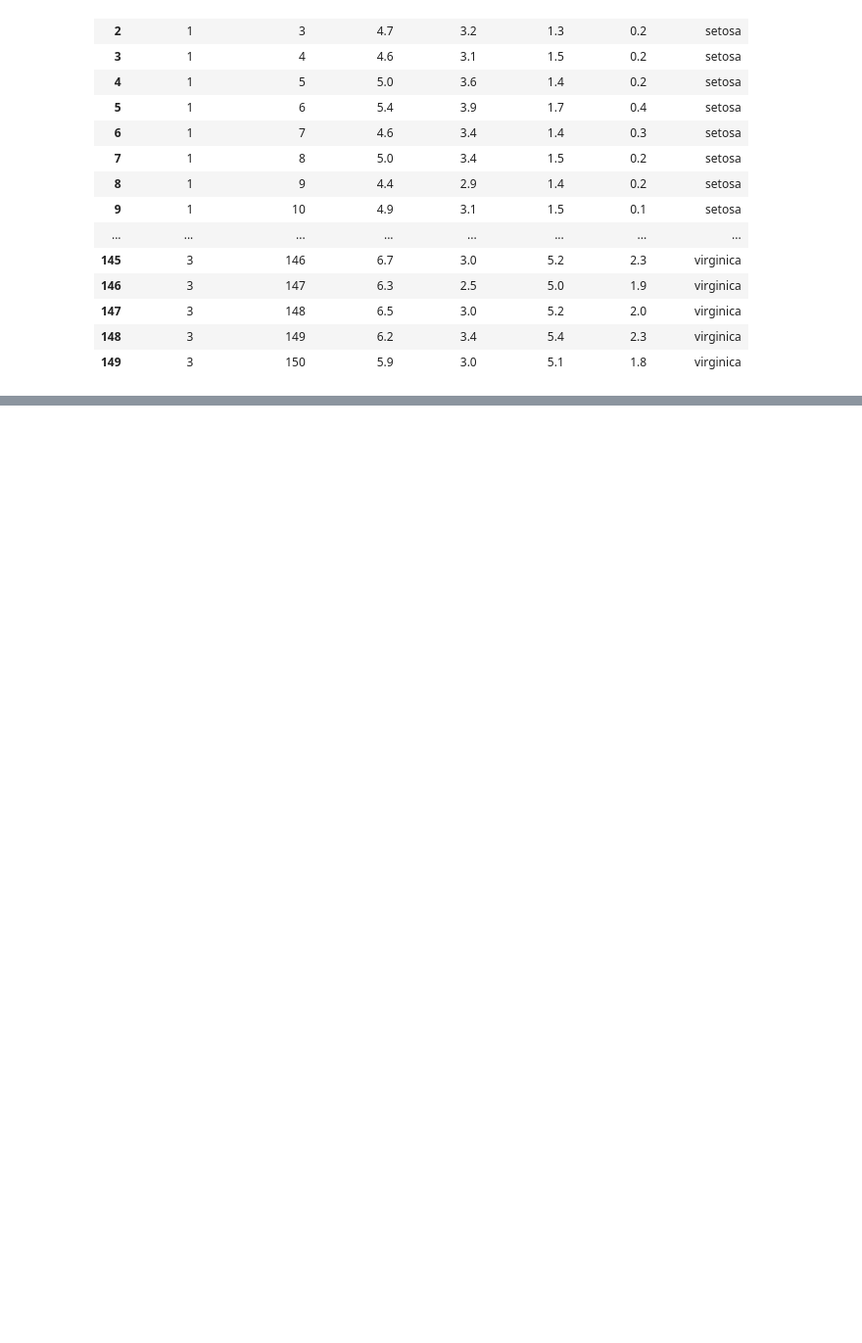
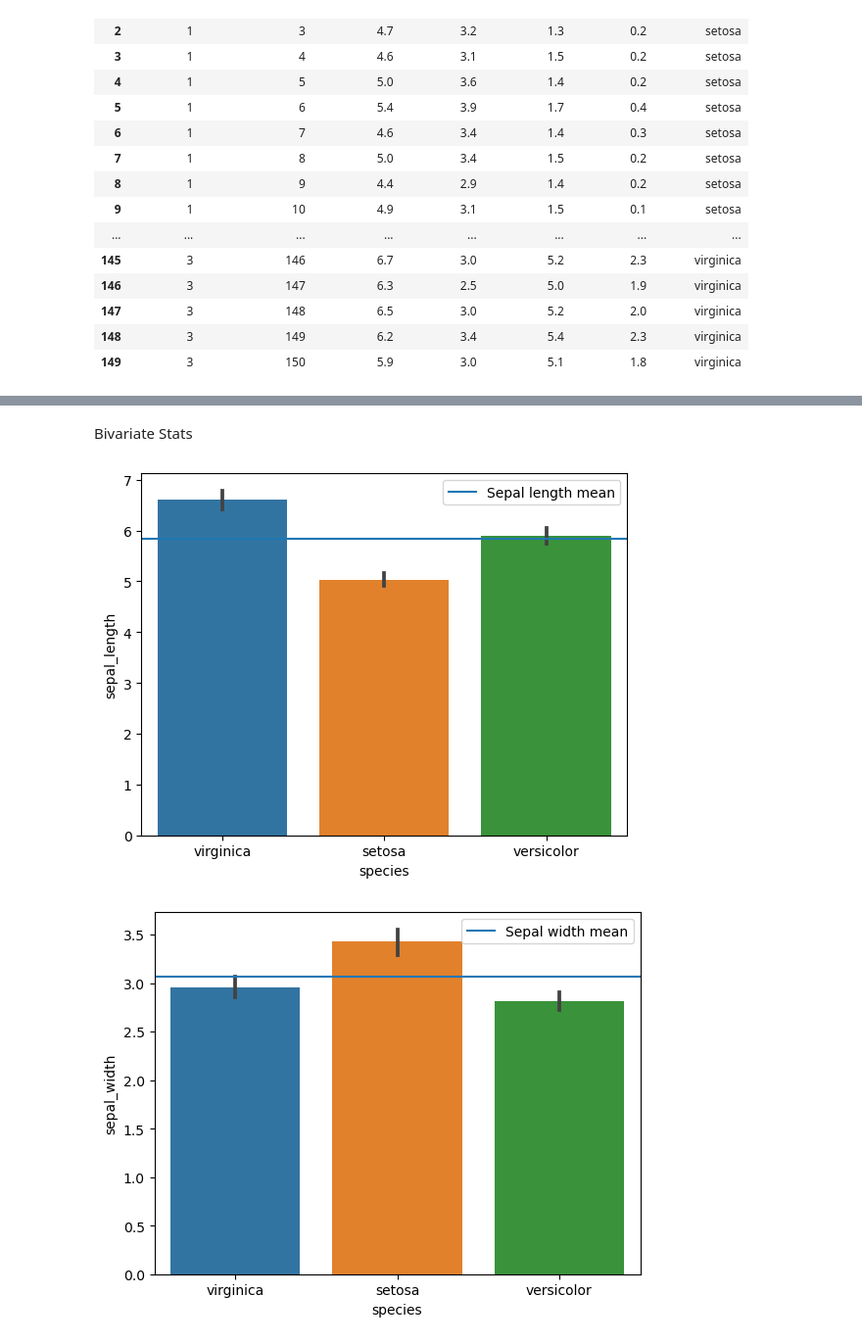
Before and after one commit to wilson-velasco/classification-exercises, a Jupyter notebook: classification_exercises.ipynb, the cells around one changed output, grey strips where cells are left out. Shown at 98% size. Cells and saved outputs as stored; diff of their text form; code cells hidden in the pictures; blank space fills up the shorter version.

```diff
--- a/classification_exercises.ipynb
+++ b/classification_exercises.ipynb
@@ -724,0 +824,15 @@ train_telco, validate_telco, test_telco
+# %% [markdown]
+Bivariate Stats
+# %%
+# Visualize each measurement type (y-axis) with the species variable (x-axis) using barplots, adding a horizontal line
+# showing the overall mean of the metric (y-axis).
+
+for col in train_iris.select_dtypes(include='float64'):
+    sns.barplot(data=train_iris, x='species', y=train_iris[col])
+    col_mean = train_iris[col].mean()
+    plt.axhline(col_mean, label= col.capitalize().replace('_',' ') + " mean")
+    plt.legend()
+    plt.show()
+# %% [output]
+[figure, added]
+[figure, added]
```
Also changed, not shown: parts of 113 cells of this notebook, 3 other files.
